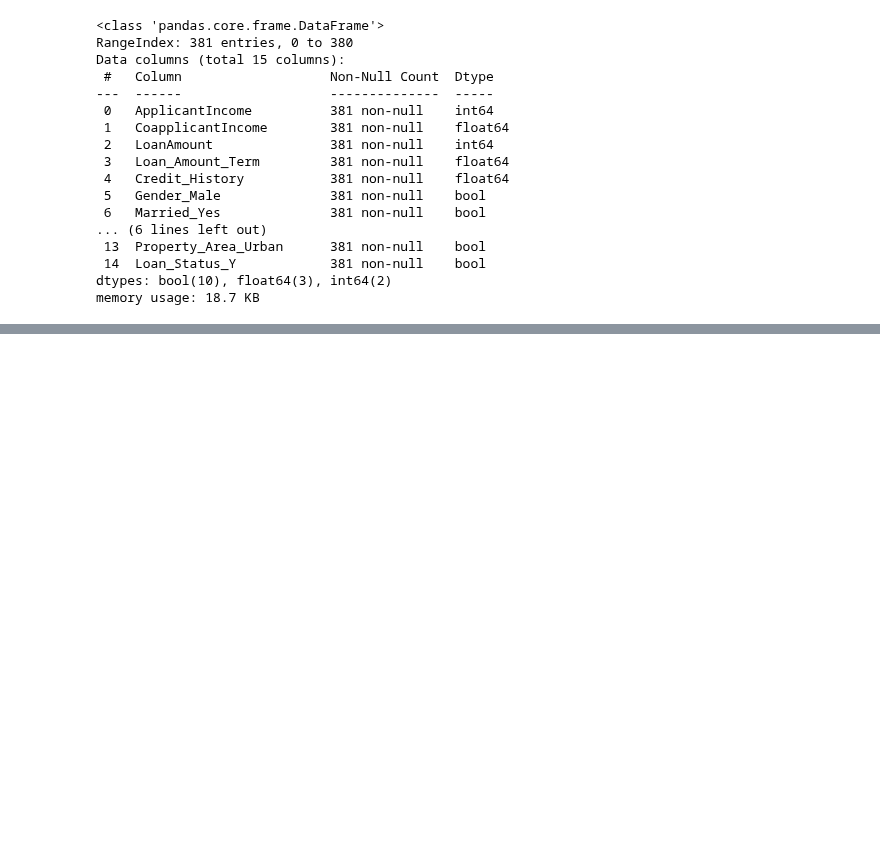
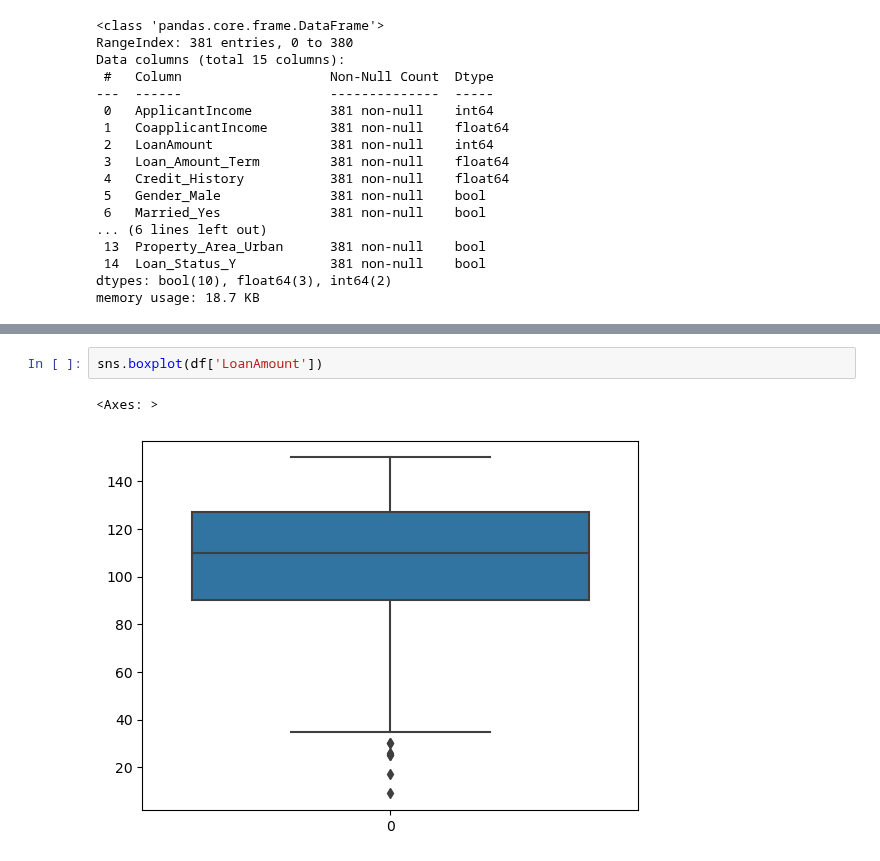
Before and after one commit to Glamorous9754/Practice-in-Jupyter, a Jupyter notebook: Practice Session Loan Data.ipynb, the cells around one changed output, grey strips where cells are left out. Cells and saved outputs as stored; diff of their text form; blank space fills up the shorter version.

```diff
--- a/Practice Session Loan Data.ipynb
+++ b/Practice Session Loan Data.ipynb
@@ -78,0 +103,5 @@ memory usage: 18.7 KB
+# %%
+sns.boxplot(df['LoanAmount'])
+# %% [output]
+<Axes: >
+[figure, added]
```
Also changed, not shown: parts of 10 cells of this notebook.
